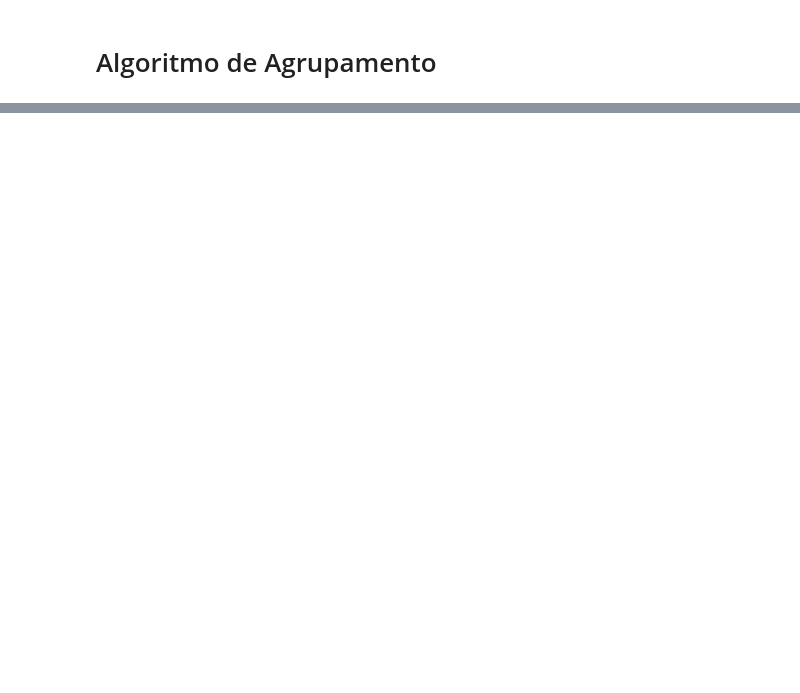
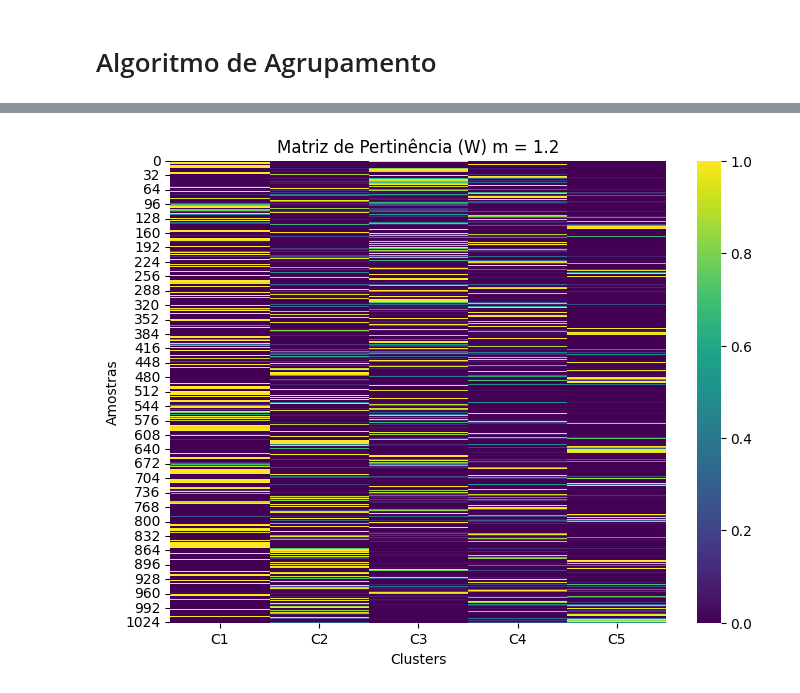
Before and after one commit to EdsonEdu2031/pi-2026, a Jupyter notebook: main.ipynb, the cells around one changed output, grey strips where cells are left out. Cells and saved outputs as stored; diff of their text form; code cells hidden in the pictures; blank space fills up the shorter version.

```diff
--- a/main.ipynb
+++ b/main.ipynb
@@ -25,0 +249,13 @@ df.to_csv('pokedex_filtrada.csv', index=False)
+# %%
+# Mostrando a pertinência através de um heatmap
+plt.figure(figsize=(8, 6))
+
+sns.heatmap(W, cmap='viridis')
+
+plt.title(f'Matriz de Pertinência (W) m = {melhor_m}')
+plt.xlabel('Clusters')
+plt.ylabel('Amostras')
+
+plt.show()
+# %% [output]
+[figure, added]
```
Also changed, not shown: parts of 11 cells of this notebook.
